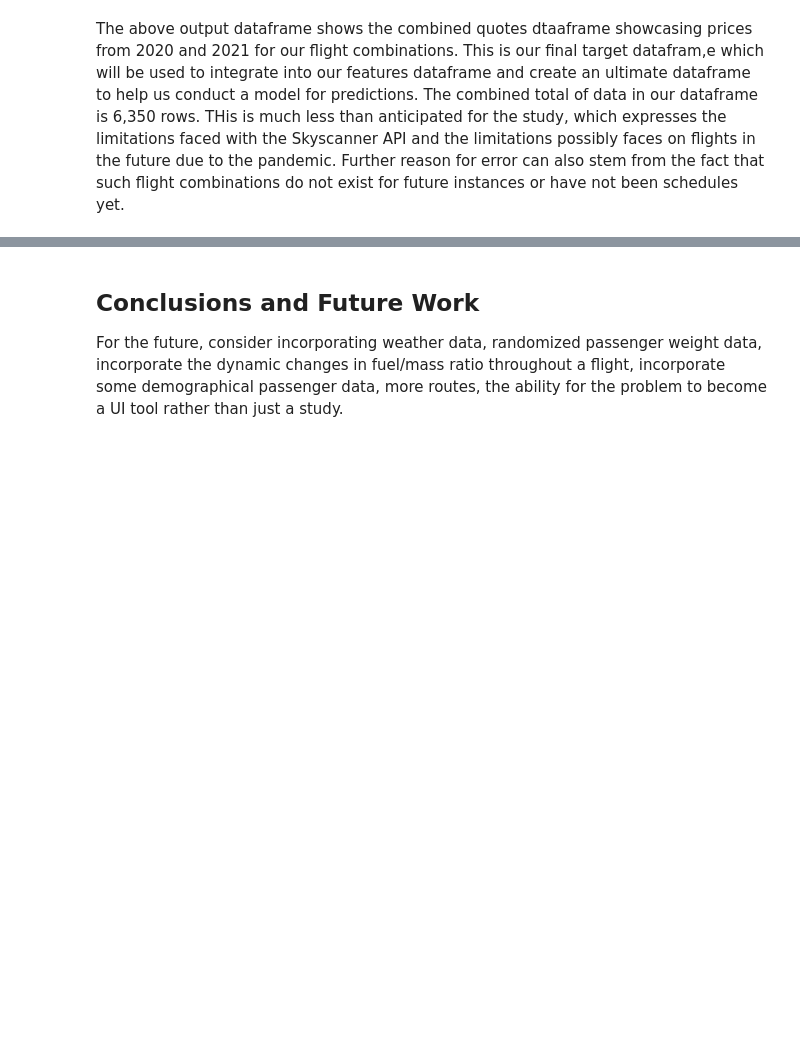
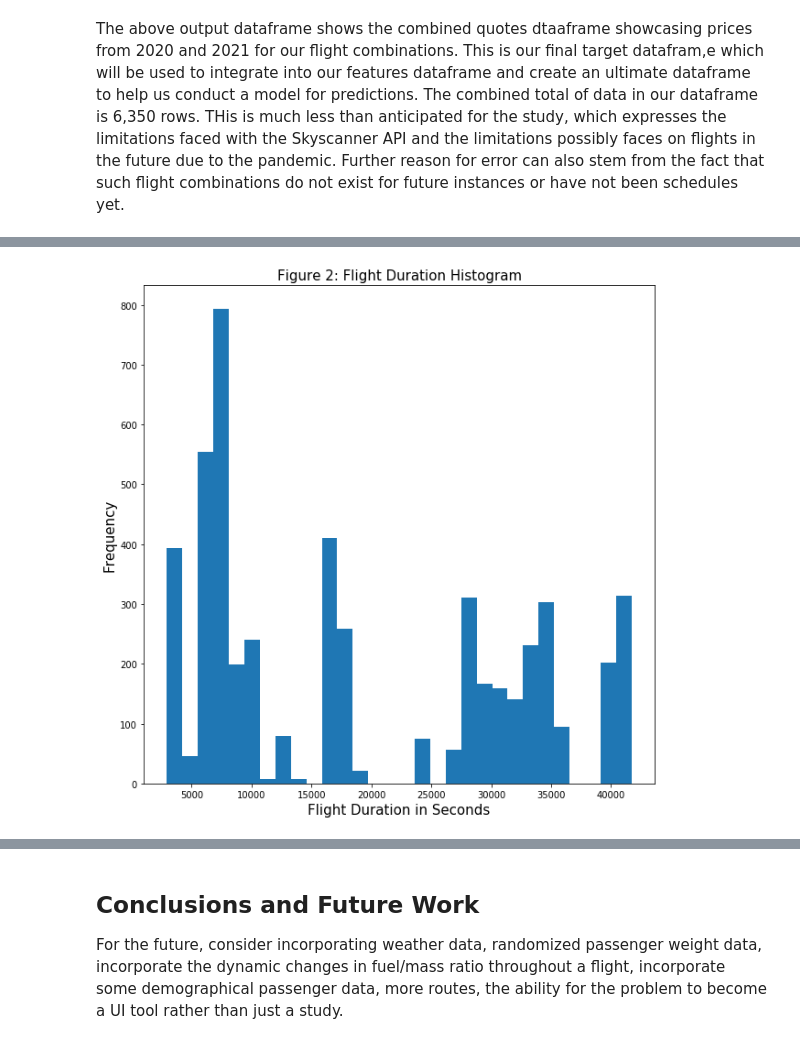
Before and after one commit to chriskuz/ga_capstone, a Jupyter notebook: code/project_notebook.ipynb, the cells around one changed output, grey strips where cells are left out. Cells and saved outputs as stored; diff of their text form; code cells hidden in the pictures; blank space fills up the shorter version.

```diff
--- a/code/project_notebook.ipynb
+++ b/code/project_notebook.ipynb
@@ -1206,0 +1129,8 @@ quotes
+# %%
+plt.figure(figsize = (10,10))
+plt.hist(eda_df['flight_duration'], bins = 30)
+plt.title('Figure 2: Flight Duration Histogram', size = 15)
+plt.xlabel('Flight Duration in Seconds', size = 15)
+plt.ylabel('Frequency', size = 15);
+# %% [output]
+[figure, added]
```
Also changed, not shown: parts of 78 cells of this notebook, 1 other file.
